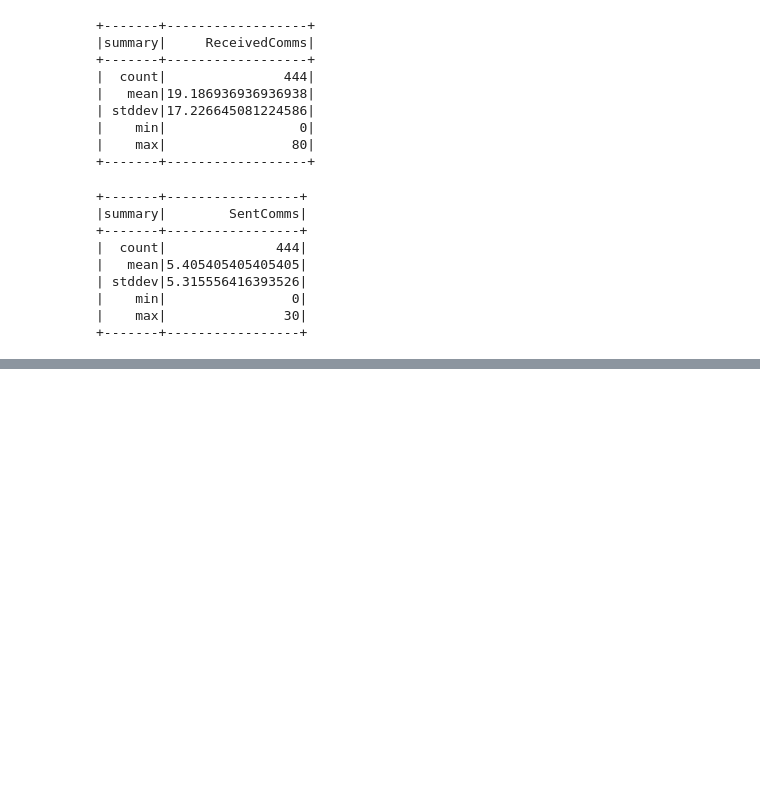
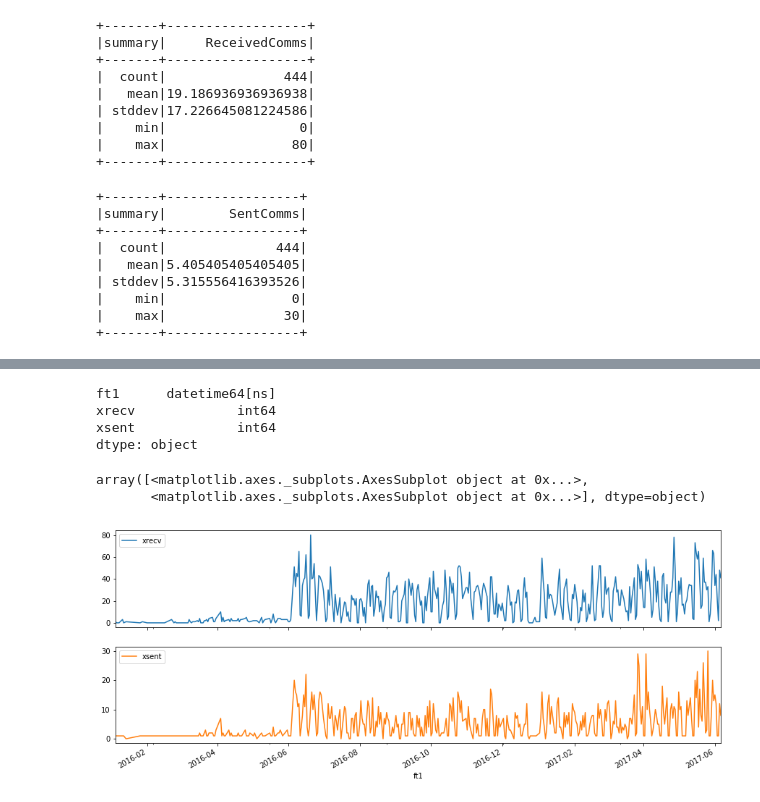
Before and after one commit to prakma/comm_anamolies, a Jupyter notebook: comm_anamolies.ipynb, the cells around one changed output, grey strips where cells are left out. Saved outputs shown, nothing was run; the diff lists cells and outputs as text; code cells hidden in the pictures; blank space fills up the shorter version.

```diff
--- a/comm_anamolies.ipynb
+++ b/comm_anamolies.ipynb
@@ -67,0 +129,13 @@ comm_data.describe(['SentComms']).show()
+# %%
+pdf1.dtypes
+# %% [output]
+ft1      datetime64[ns]
+xrecv             int64
+xsent             int64
+dtype: object
+# %%
+pdf1.plot(x='ft1', figsize=(15,6), subplots=True)
+# %% [output]
+array([<matplotlib.axes._subplots.AxesSubplot object at 0x...>,
+       <matplotlib.axes._subplots.AxesSubplot object at 0x...>], dtype=object)
+[figure, added]
```
Also changed, not shown: parts of 46 cells of this notebook.
